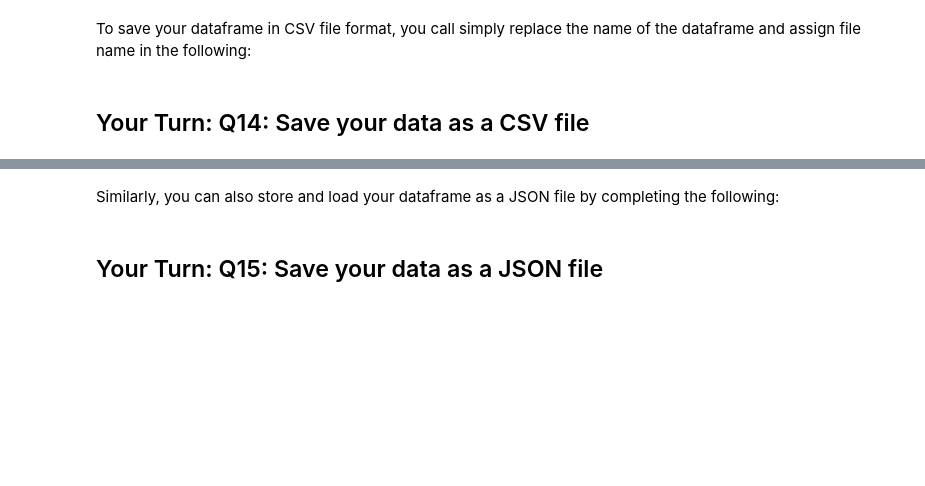
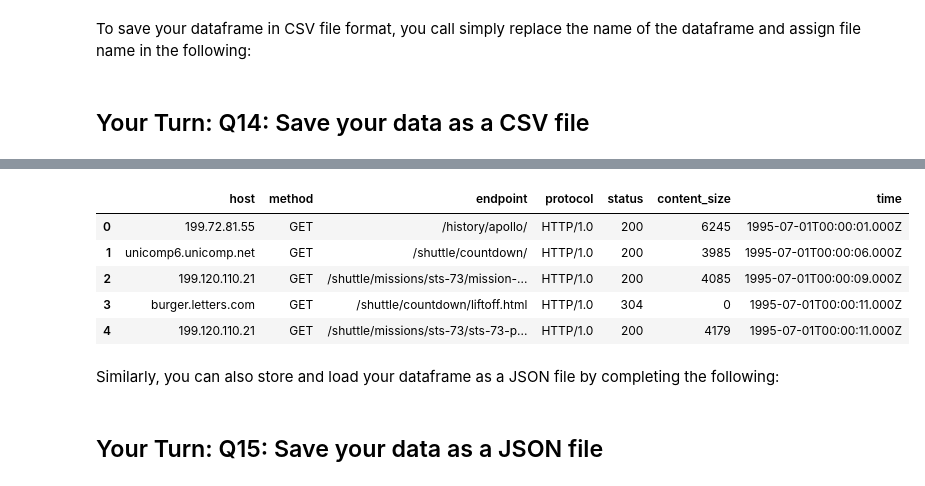
Before and after one commit to michen00/Springboard, a Jupyter notebook: mec-6.4.1.data-wrangling-at-scale-with-spark/Mini_Project_Data_Wrangling_at_Scale_with_Spark.ipynb, the cells around one changed output, grey strips where cells are left out. Drawn from its saved outputs; the diff is of its cells as text; code cells hidden in the pictures; blank space fills up the shorter version.

```diff
--- a/mec-6.4.1.data-wrangling-at-scale-with-spark/Mini_Project_Data_Wrangling_at_Scale_with_Spark.ipynb
+++ b/mec-6.4.1.data-wrangling-at-scale-with-spark/Mini_Project_Data_Wrangling_at_Scale_with_Spark.ipynb
@@ -966,14 +1042,20 @@ write_me_logs_df.write.format("csv").mode("overwrite").save("dbfs:/tables/logs.c
 # %%
 # TODO: Check to see if you have stored and loaded the CSV file successfully by checking the first 5 rows. Replace <FILL IN> with appropriate code
 
 #spark_session\
 #	.sparkContext\
 #	.textFile(<"FILL IN FILE NAME">)\
 #	.take(5)
 
-spark.read.option("header", True).csv("dbfs:/tables/logs.csv").show(5, truncate=False)
+spark.read.option("header", True).csv("dbfs:/tables/logs.csv").limit(5).toPandas()
 # %% [output]
 [interactive output not drawn]
+|  | host | method | endpoint | protocol | status | content_size | time |
+| 0 | 199.72.81.55 | GET | /history/apollo/ | HTTP/1.0 | 200 | 6245 | 1995-07-01T00:00:01.000Z |
+| 1 | unicomp6.unicomp.net | GET | /shuttle/countdown/ | HTTP/1.0 | 200 | 3985 | 1995-07-01T00:00:06.000Z |
+| 2 | 199.120.110.21 | GET | /shuttle/missions/sts-73/mission-... | HTTP/1.0 | 200 | 4085 | 1995-07-01T00:00:09.000Z |
+| 3 | burger.letters.com | GET | /shuttle/countdown/liftoff.html | HTTP/1.0 | 304 | 0 | 1995-07-01T00:00:11.000Z |
+| 4 | 199.120.110.21 | GET | /shuttle/missions/sts-73/sts-73-p... | HTTP/1.0 | 200 | 4179 | 1995-07-01T00:00:11.000Z |
 # %% [markdown]
 Similarly, you can also store and load your dataframe as a JSON file by completing the following:
 # %% [markdown]
```
Also changed, not shown: parts of 10 cells of this notebook.
